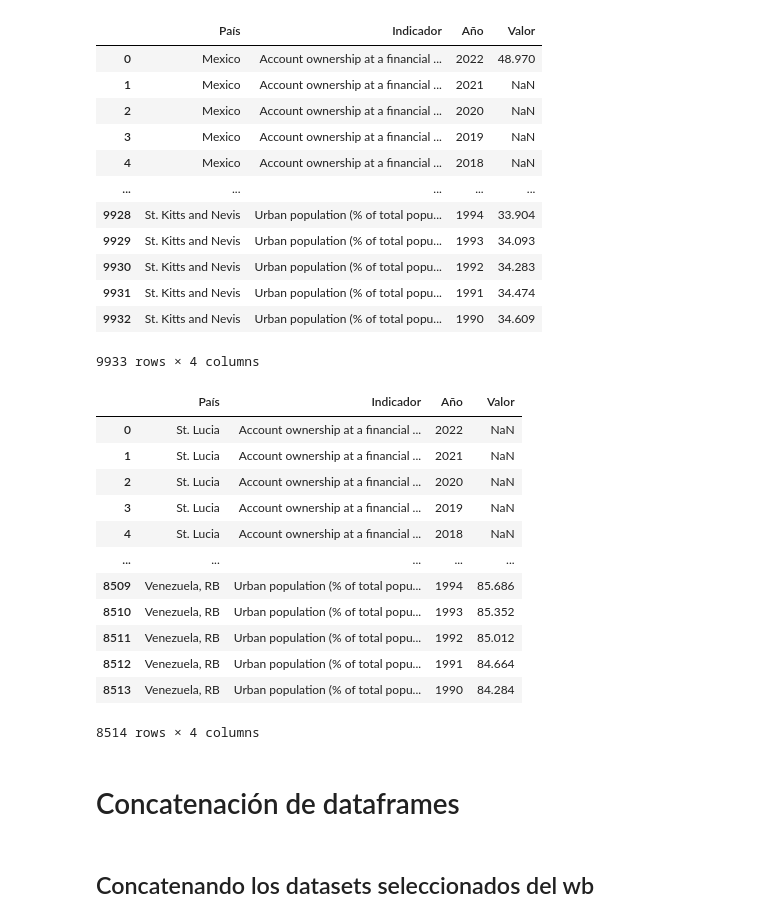
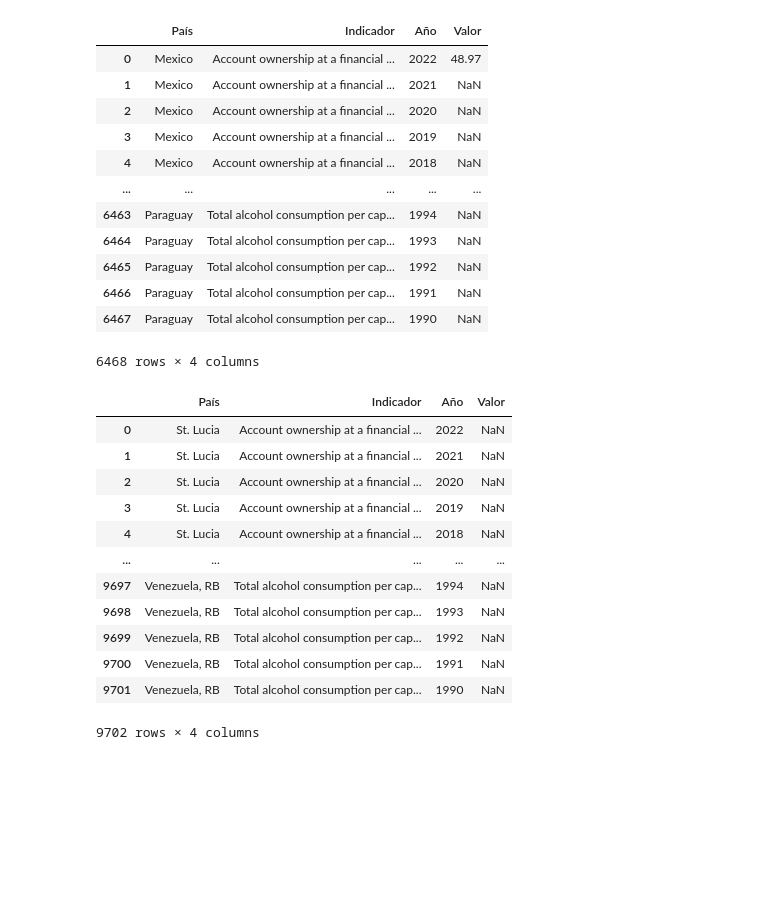
Before and after one commit to HaiderInfante/proyecto_final_bootcamp_henry, a Jupyter notebook: EDA1.ipynb, the cells around one changed output. Drawn from its saved outputs; the diff is of its cells as text; code cells hidden in the pictures; blank space fills up the shorter version.

```diff
--- a/EDA1.ipynb
+++ b/EDA1.ipynb
@@ -144,7 +141,5 @@ data_df0
 # %%
-# 2DO DATASET
-
-#Continuamos con la extraccion de datos de los países
+#Continuamos con la extraccion extracción de datos de los países
 countries = ["CAN",
     "CHL",
     "COL",
@@ -199,7 +194,13 @@ indicators = [
     "SP.RUR.TOTL.ZS",
     "SL.UEM.TOTL.ZS",
     "SP.URB.TOTL",
-    "SP.URB.TOTL.IN.ZS"
+    "SP.URB.TOTL.IN.ZS",
+      "EN.POP.DNST",
+"SP.DYN.LE00.MA.IN",
+"SH.STA.ANVC.ZS",
+"SN.ITK.DEFC.ZS",
+"SH.STA.DIAB.ZS",
+"SH.ALC.PCAP.LI"
 ]
 
 
@@ -257,6 +258,4 @@ data_df
 # %%
-# 3ER DATASET
-
 #Continuamos con el mismo proceso
 countries = [
     "GRD",
@@ -264,7 +263,6 @@ countries = [
     "GUY",
     "HTI",
     "HND",
-    "HKG",
     "JAM" ]
 # Indicadores que deseas consultar
 indicators = [
@@ -310,7 +308,13 @@ indicators = [
     "SP.RUR.TOTL.ZS",
     "SL.UEM.TOTL.ZS",
     "SP.URB.TOTL",
-    "SP.URB.TOTL.IN.ZS"
+    "SP.URB.TOTL.IN.ZS",
+      "EN.POP.DNST",
+"SP.DYN.LE00.MA.IN",
+"SH.STA.ANVC.ZS",
+"SN.ITK.DEFC.ZS",
+"SH.STA.DIAB.ZS",
+"SH.ALC.PCAP.LI"
 ]
 
 
@@ -368,9 +479,7 @@ data_df_a
 # %%
-# 4TO DATASET
-
 #Sigue la lista de países para exraer la data ...
 countries = [
-    "MEX", "NIC", "PAN", "PRY", "PER", "DOM", "KNA",
+    "MEX", "NIC", "PAN", "PRY"
 ]
 
 
@@ -418,7 +527,13 @@ indicators = [
     "SP.RUR.TOTL.ZS",
     "SL.UEM.TOTL.ZS",
     "SP.URB.TOTL",
-    "SP.URB.TOTL.IN.ZS"
+    "SP.URB.TOTL.IN.ZS",
+      "EN.POP.DNST",
+"SP.DYN.LE00.MA.IN",
+"SH.STA.ANVC.ZS",
+"SN.ITK.DEFC.ZS",
+"SH.STA.DIAB.ZS",
+"SH.ALC.PCAP.LI"
 ]
 
 # Años elegidos
@@ -431,48 +546,46 @@ data_frames = []
 # URL base de la API del Banco Mundial
 base_url = "http://api.worldbank.org/v2/country"
 
 # Realiza las consultas para cada país, indicador y año
 for country_code in countries:
     for indicator in indicators:
         # Construye la URL de la consulta
         url = f"{base_url}/{country_code}/indicator/{indicator}?date={start_year}:{end_year}&format=json"
 
         # Realiza la solicitud GET a la API del Banco Mundial
         response = requests.get(url)
 
         # Verifica si la solicitud fue exitosa
         if response.status_code == 200:
             data = response.json()
             # Los datos se encuentran en data[1]
             for entry in data[1]:
                 year = entry['date']
                 value = entry['value']
                 indicator_name = entry['indicator']['value']
                 country_name = entry['country']['value']
                 data_frames.append(pd.DataFrame({"País": [country_name], "Indicador": [indicator_name], "Año": [year], "Valor": [value]}))
 
 # Concatenar todos los DataFrames individuales en uno
 data_df2 = pd.concat(data_frames, ignore_index=True)
 
 # Mostrar los datos en una tabla
 data_df2
 # %% [output]
 |  | País | Indicador | Año | Valor |
-| 0 | Mexico | Account ownership at a financial ... | 2022 | 48.970 |
+| 0 | Mexico | Account ownership at a financial ... | 2022 | 48.97 |
 | 1 | Mexico | Account ownership at a financial ... | 2021 | NaN |
 | 2 | Mexico | Account ownership at a financial ... | 2020 | NaN |
 | 3 | Mexico | Account ownership at a financial ... | 2019 | NaN |
 | 4 | Mexico | Account ownership at a financial ... | 2018 | NaN |
 | ... | ... | ... | ... | ... |
-| 9928 | St. Kitts and Nevis | Urban population (% of total popu... | 1994 | 33.904 |
-| 9929 | St. Kitts and Nevis | Urban population (% of total popu... | 1993 | 34.093 |
-| 9930 | St. Kitts and Nevis | Urban population (% of total popu... | 1992 | 34.283 |
-| 9931 | St. Kitts and Nevis | Urban population (% of total popu... | 1991 | 34.474 |
-| 9932 | St. Kitts and Nevis | Urban population (% of total popu... | 1990 | 34.609 |
+| 6463 | Paraguay | Total alcohol consumption per cap... | 1994 | NaN |
+| 6464 | Paraguay | Total alcohol consumption per cap... | 1993 | NaN |
+| 6465 | Paraguay | Total alcohol consumption per cap... | 1992 | NaN |
+| 6466 | Paraguay | Total alcohol consumption per cap... | 1991 | NaN |
+| 6467 | Paraguay | Total alcohol consumption per cap... | 1990 | NaN |
-9933 rows × 4 columns
+6468 rows × 4 columns
 # %%
-# 5TO DATASET
-
 #Ultima extracción de data para analizar los países que integran la OEA
 countries =[ "LCA", "VCT", "SUR", "TTO", "URY", "VEN"  ]
 
@@ -520,7 +633,13 @@ indicators = [
     "SP.RUR.TOTL.ZS",
     "SL.UEM.TOTL.ZS",
     "SP.URB.TOTL",
-    "SP.URB.TOTL.IN.ZS"
+    "SP.URB.TOTL.IN.ZS",
+      "EN.POP.DNST",
+"SP.DYN.LE00.MA.IN",
+"SH.STA.ANVC.ZS",
+"SN.ITK.DEFC.ZS",
+"SH.STA.DIAB.ZS",
+"SH.ALC.PCAP.LI"
 ]
 
 
@@ -569,15 +688,11 @@ data_df3
 | 3 | St. Lucia | Account ownership at a financial ... | 2019 | NaN |
 | 4 | St. Lucia | Account ownership at a financial ... | 2018 | NaN |
 | ... | ... | ... | ... | ... |
-| 8509 | Venezuela, RB | Urban population (% of total popu... | 1994 | 85.686 |
-| 8510 | Venezuela, RB | Urban population (% of total popu... | 1993 | 85.352 |
-| 8511 | Venezuela, RB | Urban population (% of total popu... | 1992 | 85.012 |
-| 8512 | Venezuela, RB | Urban population (% of total popu... | 1991 | 84.664 |
-| 8513 | Venezuela, RB | Urban population (% of total popu... | 1990 | 84.284 |
+| 9697 | Venezuela, RB | Total alcohol consumption per cap... | 1994 | NaN |
+| 9698 | Venezuela, RB | Total alcohol consumption per cap... | 1993 | NaN |
+| 9699 | Venezuela, RB | Total alcohol consumption per cap... | 1992 | NaN |
+| 9700 | Venezuela, RB | Total alcohol consumption per cap... | 1991 | NaN |
+| 9701 | Venezuela, RB | Total alcohol consumption per cap... | 1990 | NaN |
-8514 rows × 4 columns
+9702 rows × 4 columns
-# %% [markdown]
-# Concatenación de dataframes
-# %% [markdown]
-## Concatenando los datasets seleccionados del wb
 # %%
 # Unificamos los dataframes
```
Also changed, not shown: parts of 56 cells of this notebook.
